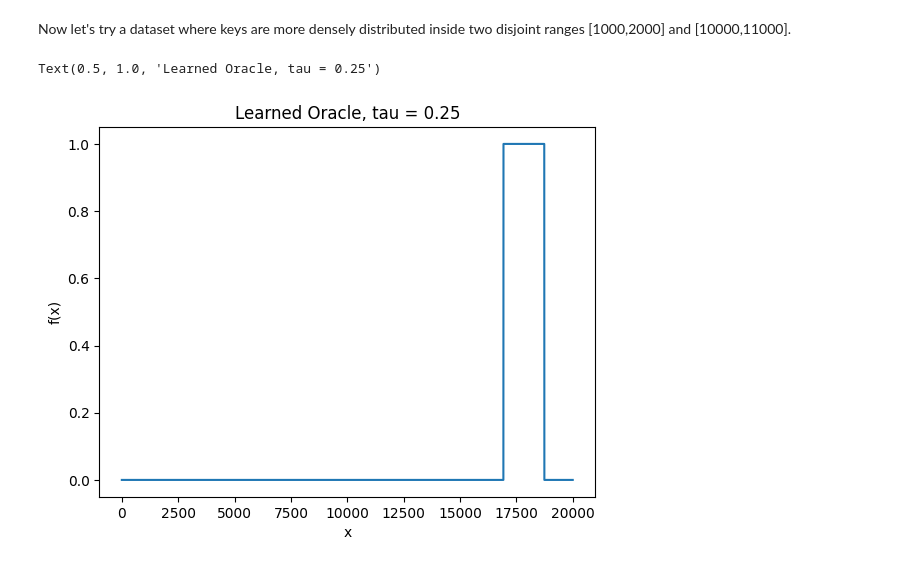
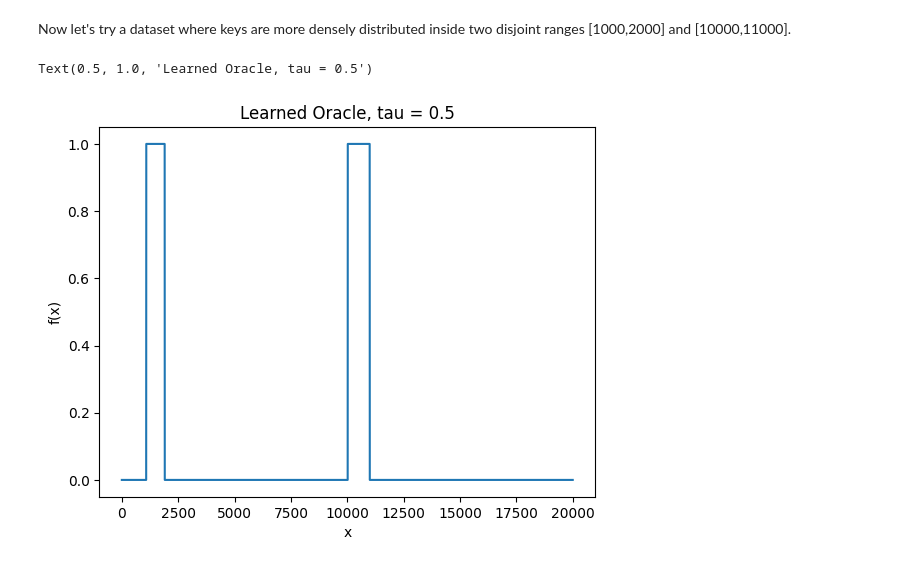
Before and after one commit to tsultan16/Learned_Bloom_Filter, a Jupyter notebook: learned_bloom.ipynb, the cells around one changed output. Saved outputs shown, nothing was run; the diff lists cells and outputs as text; code cells hidden in the pictures.

```diff
--- a/learned_bloom.ipynb
+++ b/learned_bloom.ipynb
@@ -414,10 +391,11 @@ negative_samples_train = [(x,0) for x in negative_x if x not in negative_x_test]
 # %%
 class PiecewiseConstantDataset(Dataset):
-    def __init__(self, usize=20000, a=1000, b=2000):
+    def __init__(self, usize=20000, a1=1000, b1=2000, a2=10000, b2=11000):
         self.x = np.arange(0, usize).reshape(-1, 1)
         self.y = np.zeros(shape=(usize)).reshape(-1, 1)
         #self.y[(self.x >= 1000) & (self.x <= 2000)] = 1
-        self.y[(self.x >= a) & (self.x <= b)] = 1
+        self.y[(self.x >= a1) & (self.x <= b1)] = 1
+        self.y[(self.x >= a2) & (self.x <= b2)] = 1
 
         # normalize the input
         #self.x = self.x / usize
@@ -433,7 +411,7 @@ class PiecewiseConstantDataset(Dataset):
 # %%
 # model hyperparameters
 batch_size = 1024
-hidden_dims = 16
+hidden_dims = 32
 device = 'cuda'
 
 # define model and optimizer
@@ -446,10 +424,10 @@ optimizer = torch.optim.Adam(model.parameters(), lr=1e-4)
 #test_dataset = BloomDataset(None, negative_samples_test)
 #test_dataloader = torch.utils.data.DataLoader(test_dataset, batch_size=batch_size, shuffle=False)
 
-train_dataset = PiecewiseConstantDataset(usize=20000, a=17000, b=18000)
+train_dataset = PiecewiseConstantDataset(usize=20000)
 train_dataloader = DataLoader(train_dataset, batch_size=batch_size, shuffle=True, num_workers=2)
 # %%
-train(train_dataloader, model, optimizer, num_epochs=200, device=device)
+train(train_dataloader, model, optimizer, num_epochs=800, device=device)
 # %%
 # compute model predictions for all universe items
 universe = train_dataset.x_norm[:,0]
@@ -464,22 +442,22 @@ with torch.no_grad():
         predicted = torch.nn.Softmax(dim=1)(outputs)
         predictions.extend(predicted[:,1].cpu().numpy())
 # %%
-tau = 0.25
+tau = 0.5
 
 x = train_dataset.x[:,0]
-#f = [1 if p > tau else 0 for p in predictions]
+f = [1 if p > tau else 0 for p in predictions]
 #f_neg_test = [f[x] for x,_ in negative_samples_test]
 #FP_rate = sum(f_neg_test) / len(f_neg_test)
 #print(f"Test FP rate: {FP_rate:.5f}")
 
-f = predictions
+#f = predictions
 
 # plot the model predictions
 plt.plot(x, f)
 plt.xlabel('x')
 plt.ylabel('f(x)')
 plt.title('Learned Oracle, tau = '+ str(tau))
 #plt.xscale('log')
 # %% [output]
-Text(0.5, 1.0, 'Learned Oracle, tau = 0.25')
+Text(0.5, 1.0, 'Learned Oracle, tau = 0.5')
-[figure, old version]
+[figure, new version]
```
Also changed, not shown: parts of 6 cells of this notebook.
